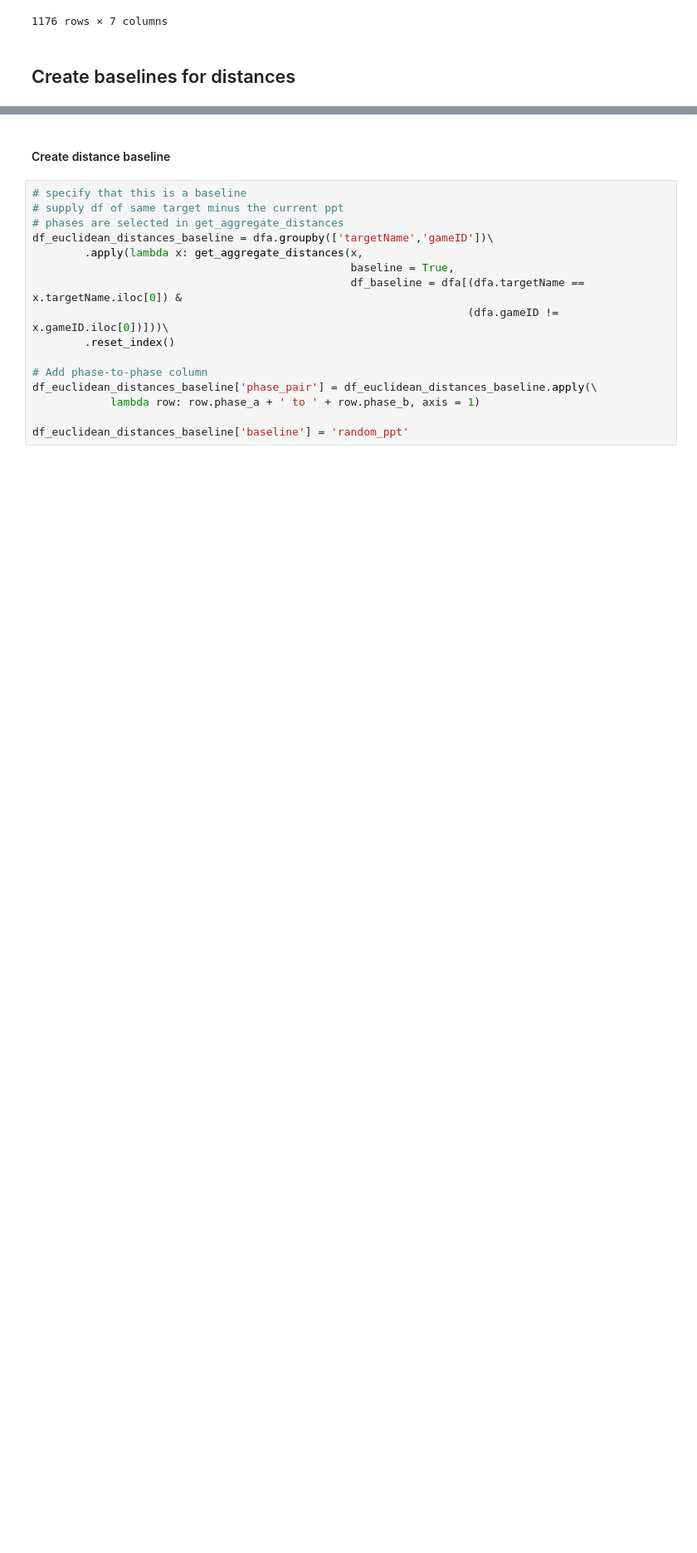
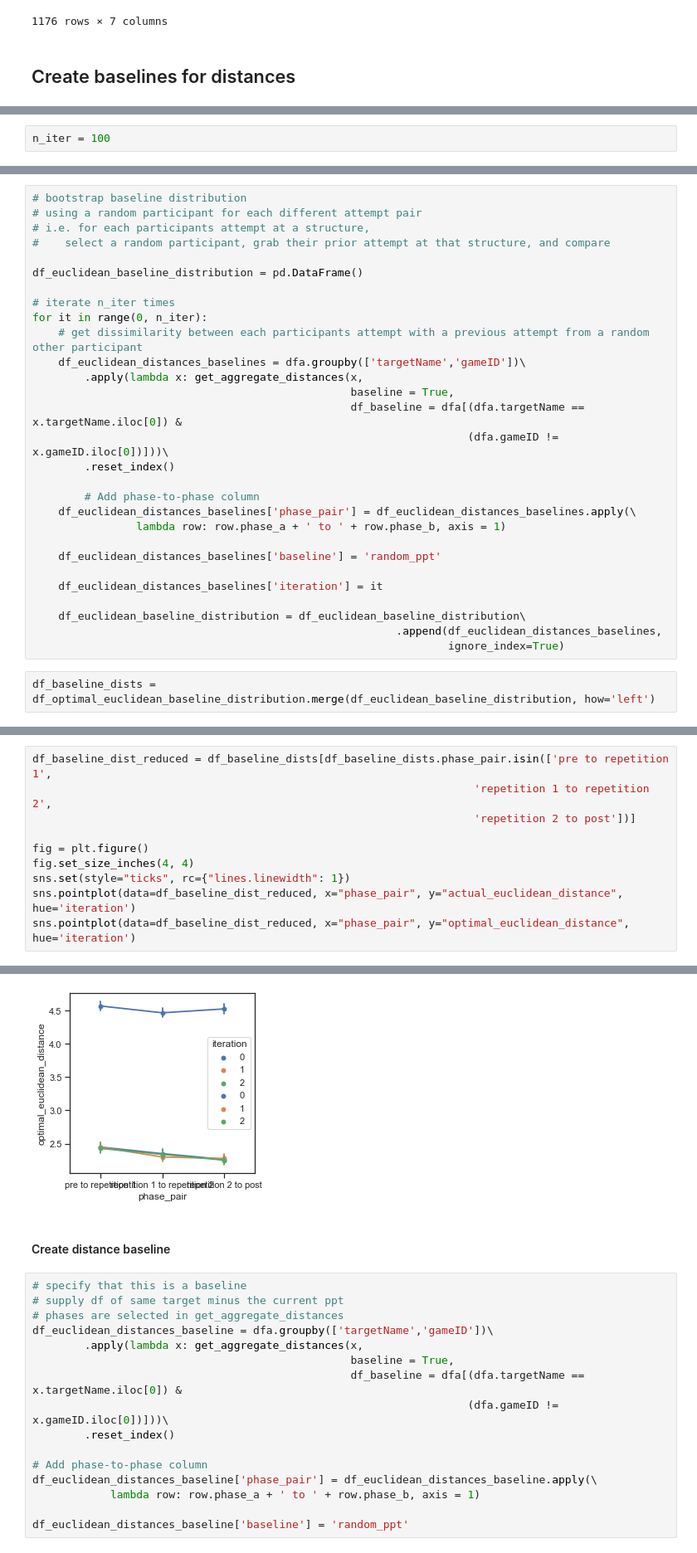
Before and after one commit to cogtoolslab/block_construction, a Jupyter notebook: analysis/ms2022/block_silhouette_action_sequences_ms2022_edit.ipynb, the cells around one changed output, grey strips where cells are left out. Shown at 83% size. Saved outputs shown, nothing was run; the diff lists cells and outputs as text; blank space fills up the shorter version.

Commit message:
distributions of attempt differences

```diff
--- a/analysis/ms2022/block_silhouette_action_sequences_ms2022_edit.ipynb
+++ b/analysis/ms2022/block_silhouette_action_sequences_ms2022_edit.ipynb
@@ -687,0 +717,2 @@ df_time = df_temporal.copy()
+# %%
+n_iter = 100
@@ -687,0 +748,31 @@ df_time = df_temporal.copy()
+# %%
+# bootstrap baseline distribution
+# using a random participant for each different attempt pair
+# i.e. for each participants attempt at a structure,
+#    select a random participant, grab their prior attempt at that structure, and compare
+
+df_euclidean_baseline_distribution = pd.DataFrame()
+
+# iterate n_iter times
+for it in range(0, n_iter):
+    # get dissimilarity between each participants attempt with a previous attempt from a random other participant
+    df_euclidean_distances_baselines = dfa.groupby(['targetName','gameID'])\
+        .apply(lambda x: get_aggregate_distances(x,
+                                                 baseline = True,
+                                                 df_baseline = dfa[(dfa.targetName == x.targetName.iloc[0]) &
+                                                                   (dfa.gameID != x.gameID.iloc[0])]))\
+        .reset_index()
+
+        # Add phase-to-phase column
+    df_euclidean_distances_baselines['phase_pair'] = df_euclidean_distances_baselines.apply(\
+                lambda row: row.phase_a + ' to ' + row.phase_b, axis = 1)
+
+    df_euclidean_distances_baselines['baseline'] = 'random_ppt'
+
+    df_euclidean_distances_baselines['iteration'] = it
+
+    df_euclidean_baseline_distribution = df_euclidean_baseline_distribution\
+                                                        .append(df_euclidean_distances_baselines,
+                                                                ignore_index=True)
+# %%
+df_baseline_dists = df_optimal_euclidean_baseline_distribution.merge(df_euclidean_baseline_distribution, how='left')
@@ -687,0 +781,11 @@ df_time = df_temporal.copy()
+# %%
+df_baseline_dist_reduced = df_baseline_dists[df_baseline_dists.phase_pair.isin(['pre to repetition 1',
+                                                                    'repetition 1 to repetition 2',
+                                                                    'repetition 2 to post'])]
+
+fig = plt.figure()
+fig.set_size_inches(4, 4)
+sns.set(style="ticks", rc={"lines.linewidth": 1})
+sns.pointplot(data=df_baseline_dist_reduced, x="phase_pair", y="actual_euclidean_distance", hue='iteration')
+sns.pointplot(data=df_baseline_dist_reduced, x="phase_pair", y="optimal_euclidean_distance", hue='iteration')
+# %% [output]
@@ -688,3 +793,4 @@ df_time = df_temporal.copy()
+[figure, added]
 # %% [markdown]
 #### Create distance baseline
 # %%
```
Also changed, not shown: parts of 11 cells of this notebook.
